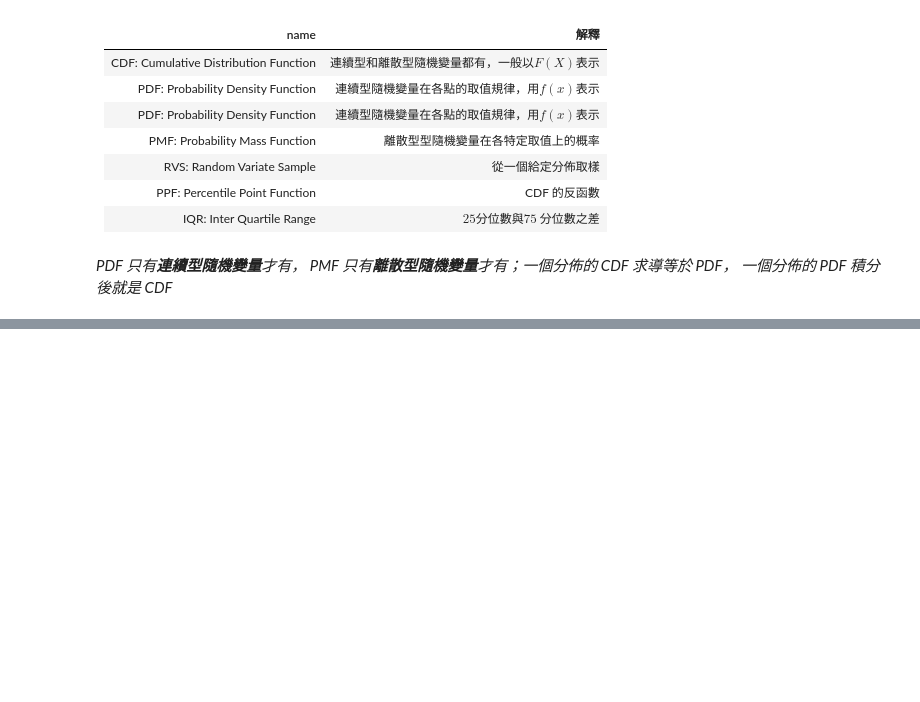
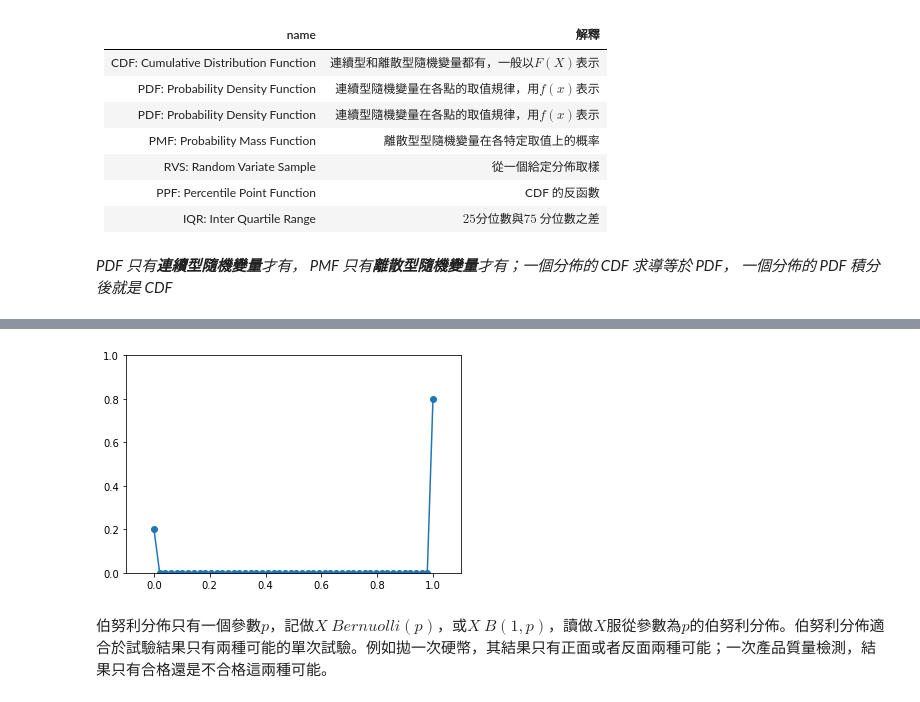
Before and after one commit to TerenceLiu98/Undergraduate-in-Statistics, a Jupyter notebook: jupyterfiles/Use PY in Advanced Statistics .ipynb, the cells around one changed output, grey strips where cells are left out. Cells and saved outputs as stored; diff of their text form; code cells hidden in the pictures; blank space fills up the shorter version.

```diff
--- a/jupyterfiles/Use PY in Advanced Statistics .ipynb
+++ b/jupyterfiles/Use PY in Advanced Statistics .ipynb
@@ -259,0 +282,18 @@ $f(x) \geq 0$，以及$\int_{-\infty}^{+\infty}f(x)dx = 1$.
+# %%
+from scipy.stats import bernoulli
+import matplotlib.pyplot as plt
+fig, ax = plt.subplots(1, 1)
+
+p = 0.8
+x = np.linspace(0,1)
+
+plt.plot(x,bernoulli.pmf(x,p),'o-',label='bernoulli pmf')
+
+plt.xlim(-0.1,1.1)
+plt.ylim(0,1)
+
+plt.show()
+# %% [output]
+[figure, added]
+# %% [markdown]
+伯努利分佈只有一個參數$p$，記做$X ~ Bernuolli(p)$，或$X ~ B(1,p)$，讀做$X$服從參數為$p$的伯努利分佈。伯努利分佈適合於試驗結果只有兩種可能的單次試驗。例如拋一次硬幣，其結果只有正面或者反面兩種可能；一次產品質量檢測，結果只有合格還是不合格這兩種可能。<br>
```
Also changed, not shown: parts of 4 cells of this notebook, 1 other file.
